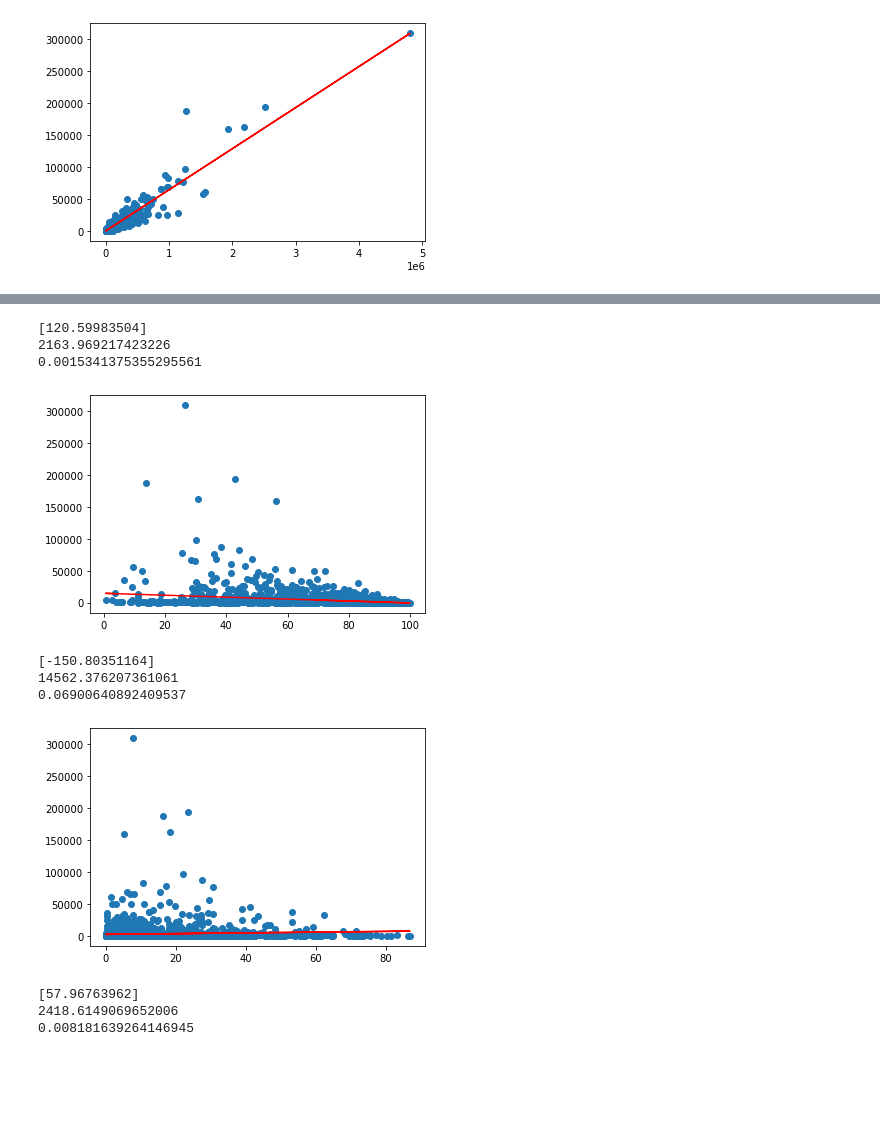
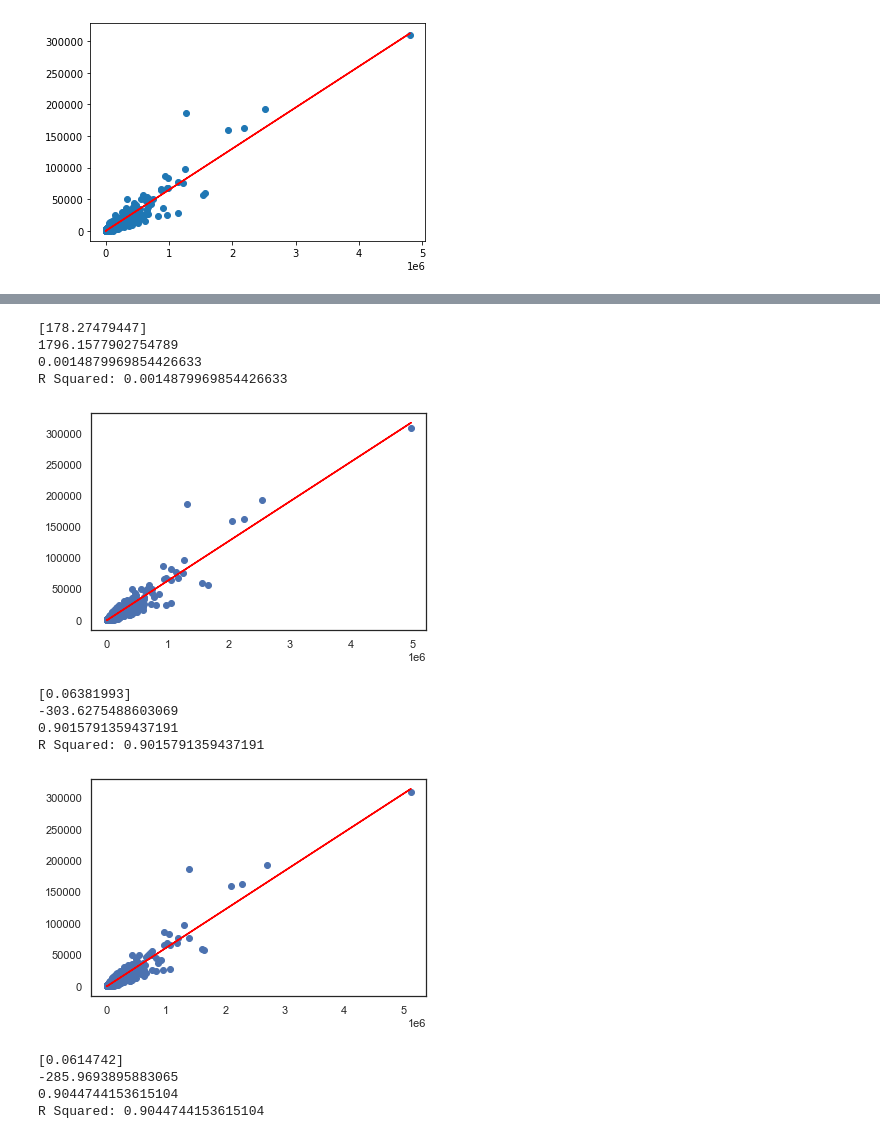
Before and after one commit to stephenanayashilliard/Covid_and_Politics, a Jupyter notebook: ml_seg2/linear_model.ipynb, the cells around one changed output, grey strips where cells are left out. Cells and saved outputs as stored; diff of their text form; code cells hidden in the pictures; blank space fills up the shorter version.

```diff
--- a/ml_seg2/linear_model.ipynb
+++ b/ml_seg2/linear_model.ipynb
@@ -11,5 +11,5 @@ import numpy as np
 # %%
 # read in csv as dataframe
-county_df = pd.read_csv("county_data_mlseg2.csv", index_col=0)
+county_df = pd.read_csv('https://mydataclassdb-bucket.s3.amazonaws.com/covid_and_politics_db.csv')
 county_df.head()
 # %% [output]
@@ -22,0 +49,18 @@ county_df.head()
+# %%
+sns.set_theme(style="white")
+
+# Compute the correlation matrix
+corr = county_df.corr()
+
+# Generate a mask for the upper triangle
+mask = np.triu(np.ones_like(corr, dtype=bool))
+
+# Set up the matplotlib figure
+f, ax = plt.subplots(figsize=(11, 9))
+
+# Generate a custom diverging colormap
+cmap = sns.diverging_palette(230, 20, as_cmap=True)
+
+# Draw the heatmap with the mask and correct aspect ratio
+sns.heatmap(corr, mask=mask, cmap=cmap, vmax=.3, center=0,
+            square=True, linewidths=.5, cbar_kws={"shrink": .5})
@@ -184,36 +261,40 @@ plt.show()
 print(model4.coef_)
 print(model4.intercept_)
 print(model4.score(X4,y))
+print('R Squared:', metrics.r2_score(y,y_pred4))
 # %% [output]
-[120.59983504]
-2163.969217423226
-0.0015341375355295561
+[178.27479447]
+1796.1577902754789
+0.0014879969854426633
+R Squared: 0.0014879969854426633
 # %%
-X5 = county_df['White'].values.reshape(-1,1)
+X5 = county_df['men'].values.reshape(-1,1)
 # split data into training and testing sets
 X_train5, X_test5, y_train5, y_test5 = train_test_split(X5, y, random_state=42)
 
 model5 = LinearRegression()
 
 model5.fit(X_train5,y_train5)
 
 y_pred5 = model5.predict(X5)
 
 # plot predictions
 plt.scatter(X5, y)
 plt.plot(X5, y_pred5, color='red')
 plt.show()
 
 print(model5.coef_)
 print(model5.intercept_)
 print(model5.score(X5,y))
+print('R Squared:', metrics.r2_score(y,y_pred5))
 # %% [output]
-[figure, old version]
+[figure, new version]
-[-150.80351164]
-14562.376207361061
-0.06900640892409537
+[0.06381993]
+-303.6275488603069
+0.9015791359437191
+R Squared: 0.9015791359437191
 # %%
-X6 = county_df['Black'].values.reshape(-1,1)
+X6 = county_df['women'].values.reshape(-1,1)
 
 # split data into training and testing sets
 X_train6, X_test6, y_train6, y_test6 = train_test_split(X6, y, random_state=42)
@@ -232,8 +313,10 @@ plt.show()
 print(model6.coef_)
 print(model6.intercept_)
 print(model6.score(X6,y))
+print('R Squared:', metrics.r2_score(y,y_pred6))
 # %% [output]
-[figure, old version]
+[figure, new version]
-[57.96763962]
-2418.6149069652006
-0.008181639264146945
+[0.0614742]
+-285.9693895883065
+0.9044744153615104
+R Squared: 0.9044744153615104
```
Also changed, not shown: parts of 24 cells of this notebook, 3 other files.
